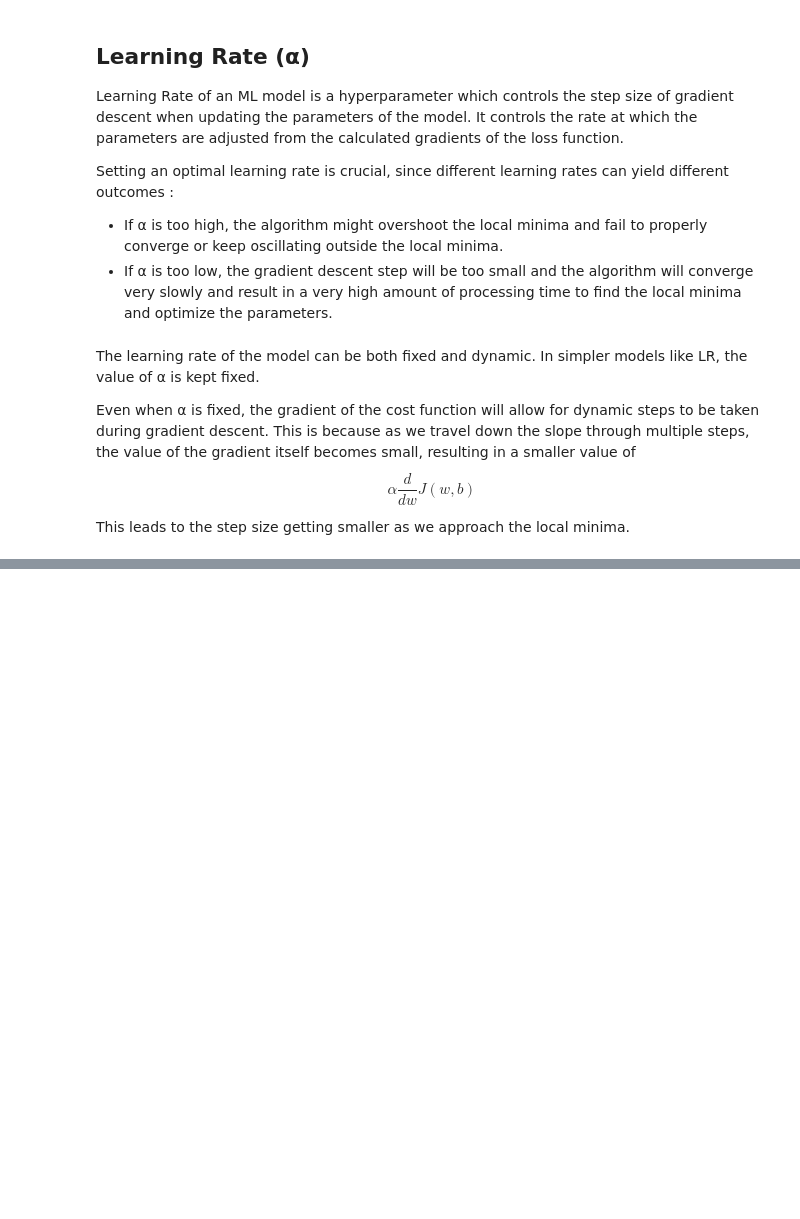
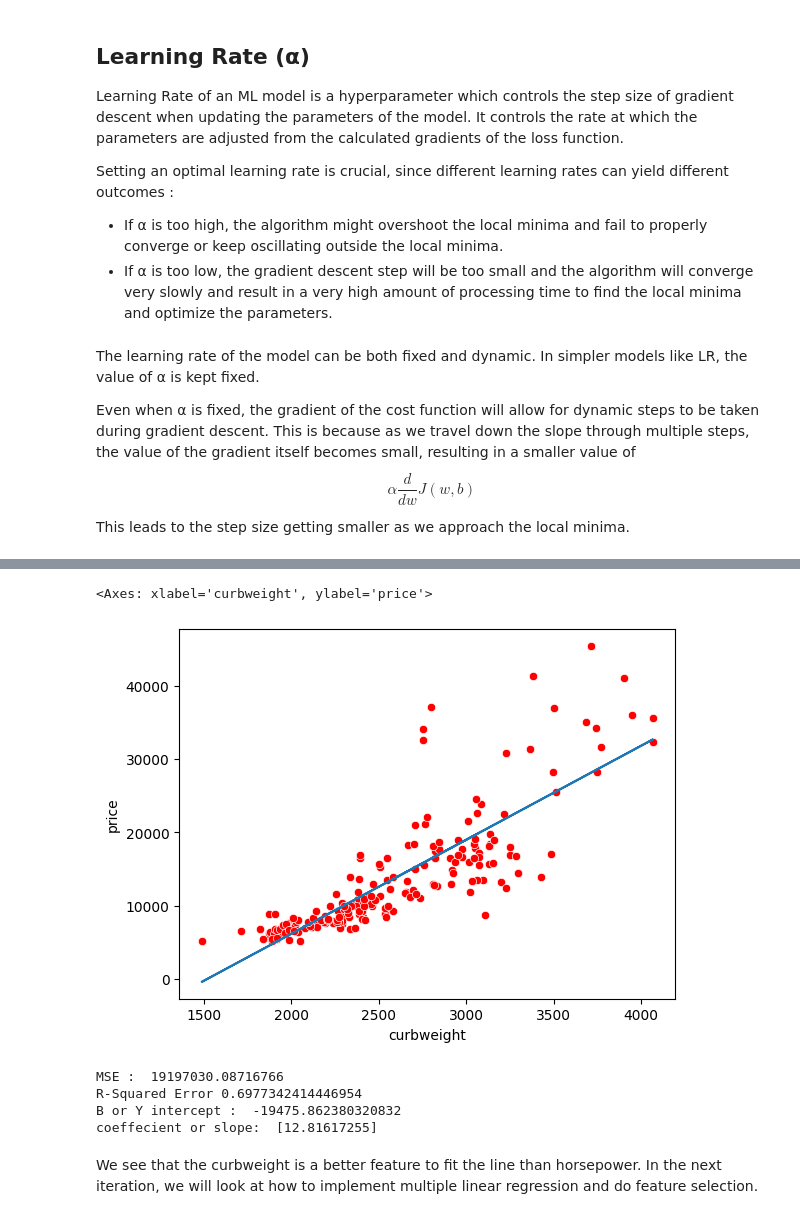
Before and after one commit to snowclipsed/100daysofml, a Jupyter notebook: Day 4/Day 4.ipynb, the cells around one changed output, grey strips where cells are left out. Drawn from its saved outputs; the diff is of its cells as text; code cells hidden in the pictures; blank space fills up the shorter version.

```diff
--- a/Day 4/Day 4.ipynb
+++ b/Day 4/Day 4.ipynb
@@ -52,0 +144,22 @@ This leads to the step size getting smaller as we approach the local minima.
+# %%
+from sklearn.metrics import r2_score, mean_squared_error
+pred2 = regress2.predict(curbweight)
+mse2 = mean_squared_error(price, pred2)
+r2_2 = r2_score(price, pred2)
+plt.plot(curbweight, pred2)
+sns.scatterplot(data = data, x = "curbweight", y = "price", color = "red")
+# %% [output]
+<Axes: xlabel='curbweight', ylabel='price'>
+[figure, added]
+# %%
+print("MSE : ", mse2)
+print("R-Squared Error", r2_2)
+print("B or Y intercept : ", regress2.intercept_)
+print("coeffecient or slope: ", regress2.coef_)
+# %% [output]
+MSE :  19197030.08716766
+R-Squared Error 0.6977342414446954
+B or Y intercept :  -19475.862380320832
+coeffecient or slope:  [12.81617255]
+# %% [markdown]
+We see that the curbweight is a better feature to fit the line than horsepower. In the next iteration, we will look at how to implement multiple linear regression and do feature selection.
```
Also changed, not shown: parts of 17 cells of this notebook, 2 other files.
